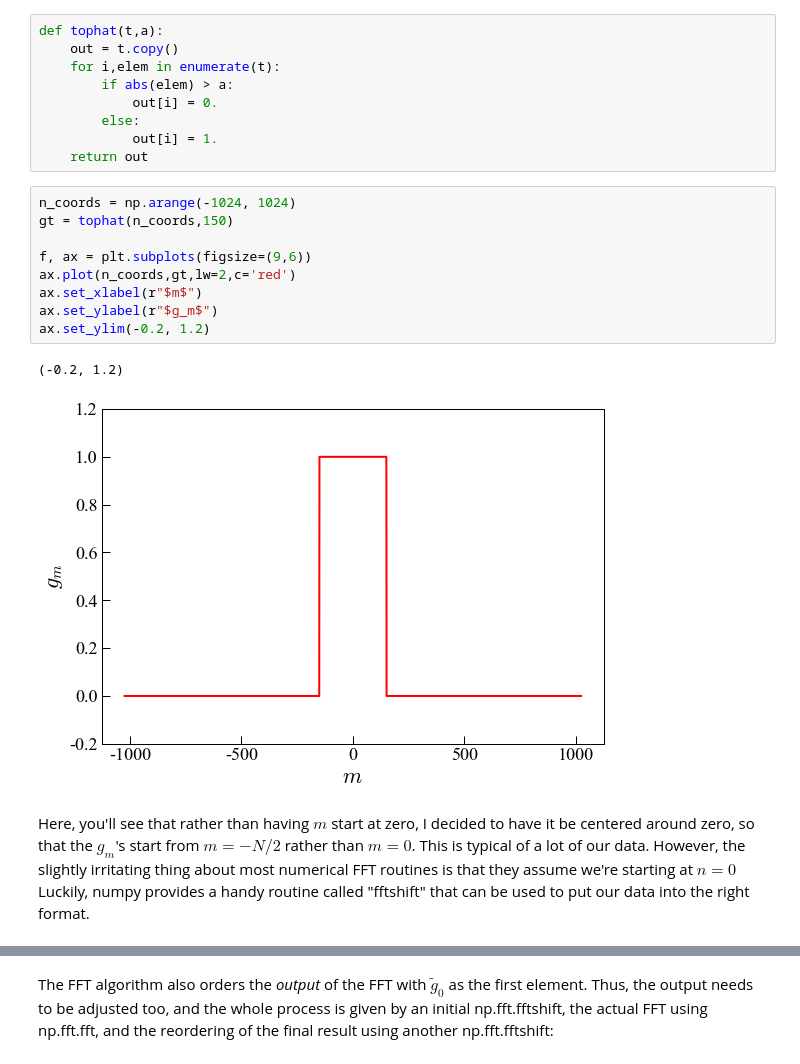
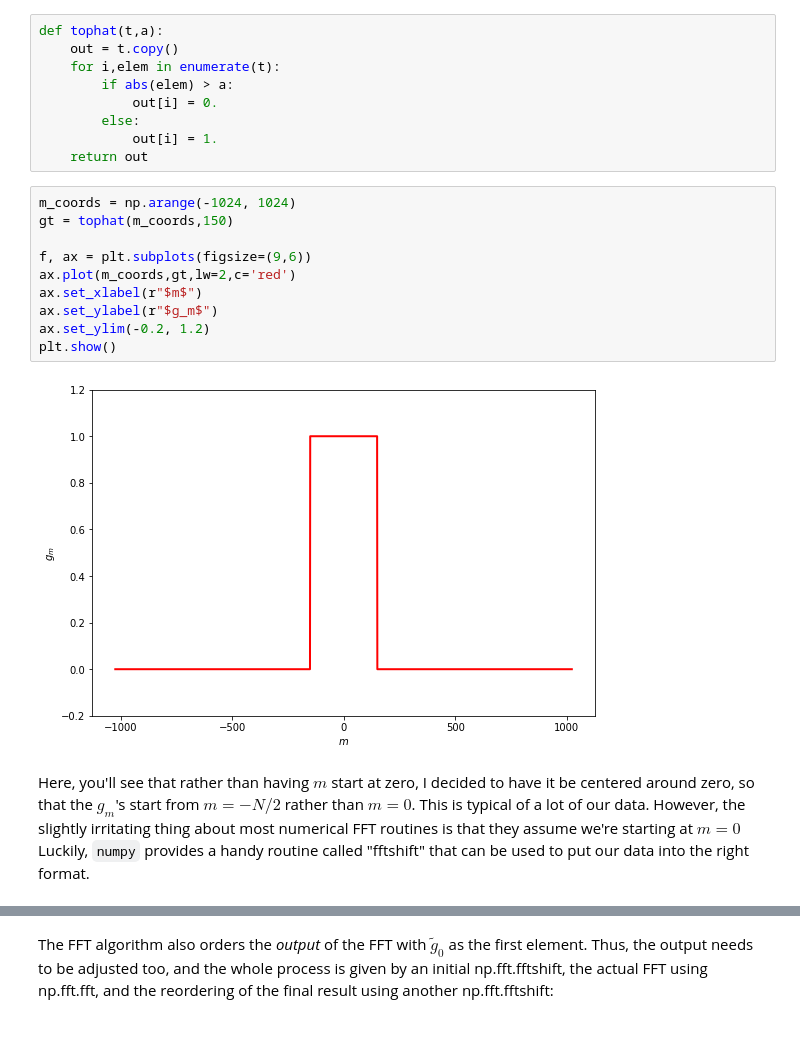
Before and after one commit to carinacheng/CHAMP2017, a Jupyter notebook: Lesson5_Fourier/NumericalFFTs.ipynb, the cells around one changed output, grey strips where cells are left out. Saved outputs shown, nothing was run; the diff lists cells and outputs as text; blank space fills up the shorter version.

```diff
--- a/Lesson5_Fourier/NumericalFFTs.ipynb
+++ b/Lesson5_Fourier/NumericalFFTs.ipynb
@@ -29,19 +30,19 @@ def tophat(t,a):
             out[i] = 1.
     return out
 # %%
-n_coords = np.arange(-1024, 1024)
-gt = tophat(n_coords,150)
+m_coords = np.arange(-1024, 1024)
+gt = tophat(m_coords,150)
 
 f, ax = plt.subplots(figsize=(9,6))
-ax.plot(n_coords,gt,lw=2,c='red')
+ax.plot(m_coords,gt,lw=2,c='red')
 ax.set_xlabel(r"$m$")
 ax.set_ylabel(r"$g_m$")
 ax.set_ylim(-0.2, 1.2)
+plt.show()
 # %% [output]
-(-0.2, 1.2)
-[figure, old version]
+[figure, new version]
 # %% [markdown]
-Here, you'll see that rather than having $m$ start at zero, I decided to have it be centered around zero, so that the $g_m$'s start from $m= -N/2$ rather than $m=0$. This is typical of a lot of our data. However, the slightly irritating thing about most numerical FFT routines is that they assume we're starting at $n=0$ Luckily, numpy provides a handy routine called "fftshift" that can be used to put our data into the right format.
+Here, you'll see that rather than having $m$ start at zero, I decided to have it be centered around zero, so that the $g_m$'s start from $m= -N/2$ rather than $m=0$. This is typical of a lot of our data. However, the slightly irritating thing about most numerical FFT routines is that they assume we're starting at $m=0$ Luckily, `numpy` provides a handy routine called "fftshift" that can be used to put our data into the right format.
 # %%
 f, ax = plt.subplots(figsize=(9,6))
 ax.plot(np.fft.fftshift(gt),lw=2,c='red')
```
Also changed, not shown: parts of 15 cells of this notebook.
